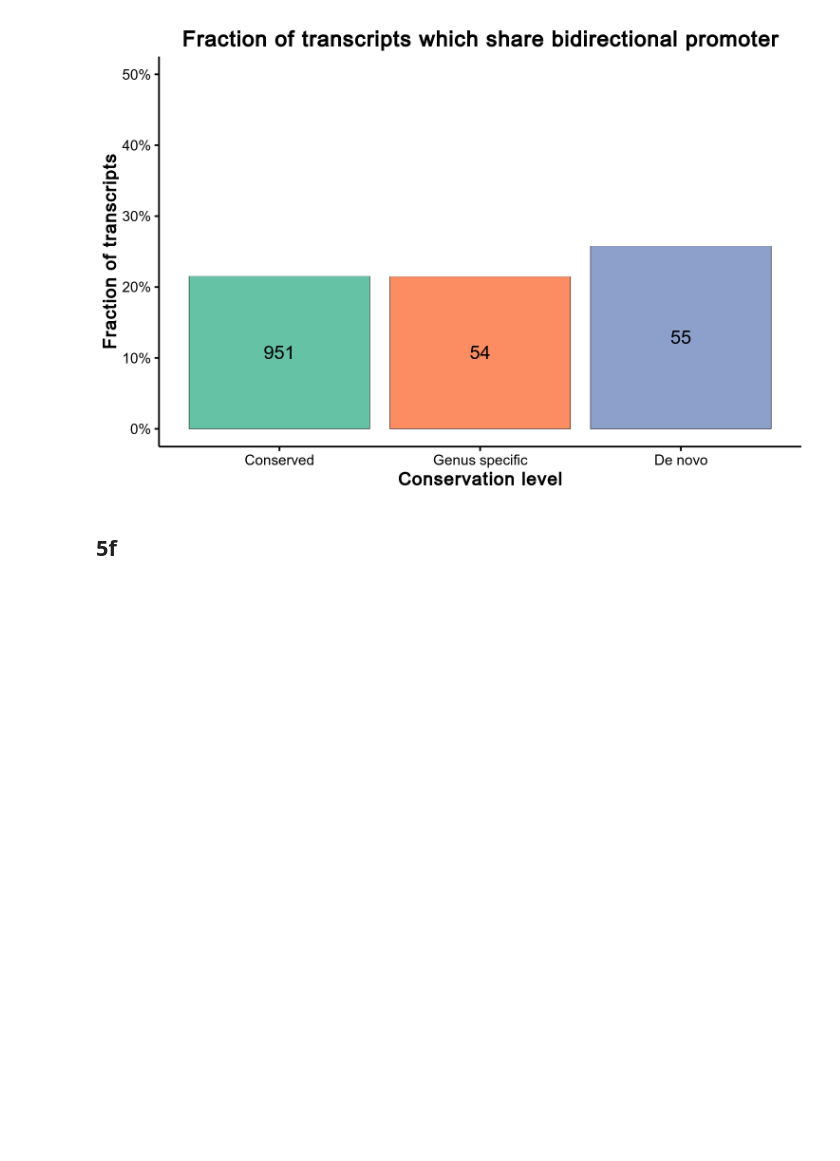
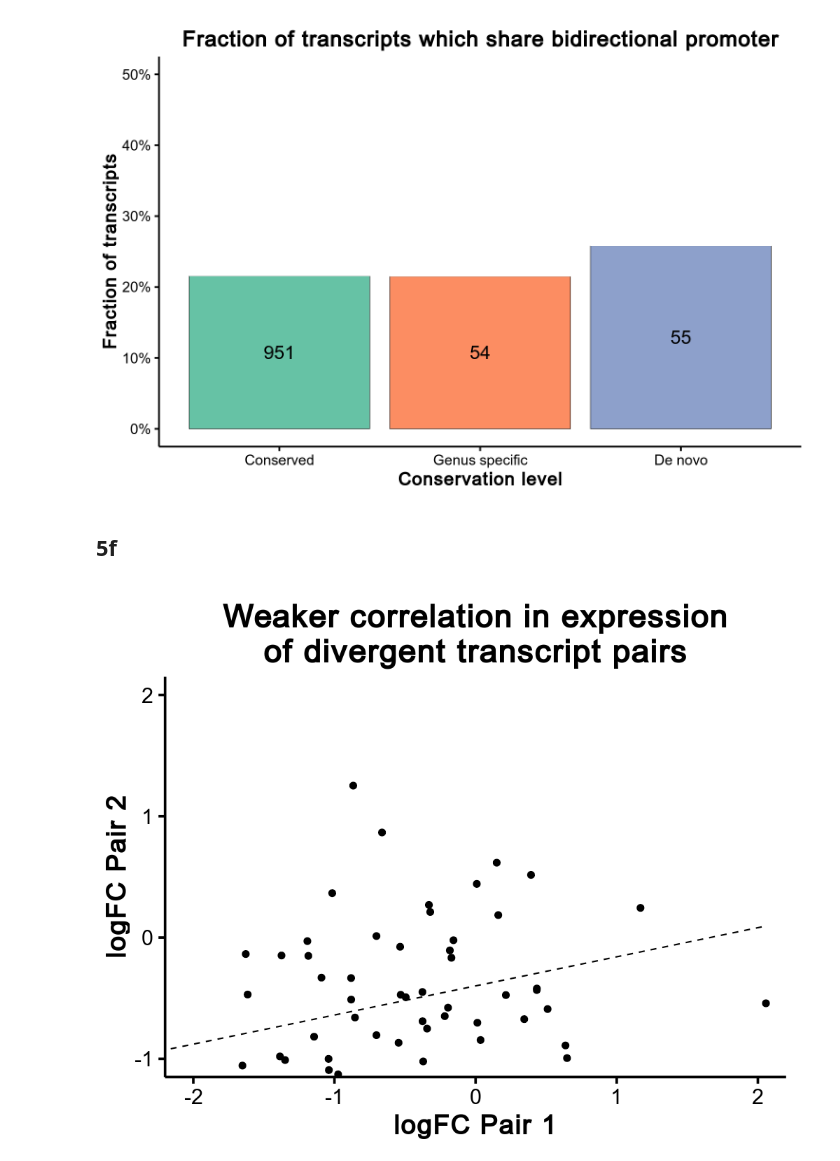
Before and after one commit to willblev/Blevins_etal_2020, a Jupyter notebook: Figures.ipynb, the cells around one changed output. Cells and saved outputs as stored; diff of their text form; code cells hidden in the pictures; blank space fills up the shorter version.

```diff
--- a/Figures.ipynb
+++ b/Figures.ipynb
@@ -733,0 +716,18 @@ divergent_over_15_plot
+# %%
+%%R -w 1000 -h 800 -u px
+# Subset of pairs, where pair 1 == De novo and pair 2 == anything
+
+corr <- paste("R == ", round(cor(de_novo_expressed_transcripts_with_divergent_pair$logFC_sense, de_novo_expressed_transcripts_with_divergent_pair$logFC_anti,use = "complete.obs",method="spearman"),2))
+
+
+divergent_de_novo_first_pair_plot<-ggplot(de_novo_expressed_transcripts_with_divergent_pair,aes(x=logFC_sense,y=logFC_anti,size=4))+
+    geom_point(aes())+
+    coord_cartesian(ylim=c(-1,2),xlim=c(-2,2))+
+    labs(list(title="Weaker correlation in expression\nof divergent transcript pairs",y = "logFC Pair 2", x = "logFC Pair 1"))+
+#     annotate(x=-1.3, y=.5, label=paste(corr), parse=TRUE,   geom="text", size=14)+
+    geom_smooth(method = "lm", se = FALSE,aes(color = NULL),color='black',size=1,lty=2)+
+    NULL
+
+divergent_de_novo_first_pair_plot + theme_Publication() + theme(legend.position = "none")
+# %% [output]
+[figure, added]
```
Also changed, not shown: parts of 16 cells of this notebook, 2 other files.
